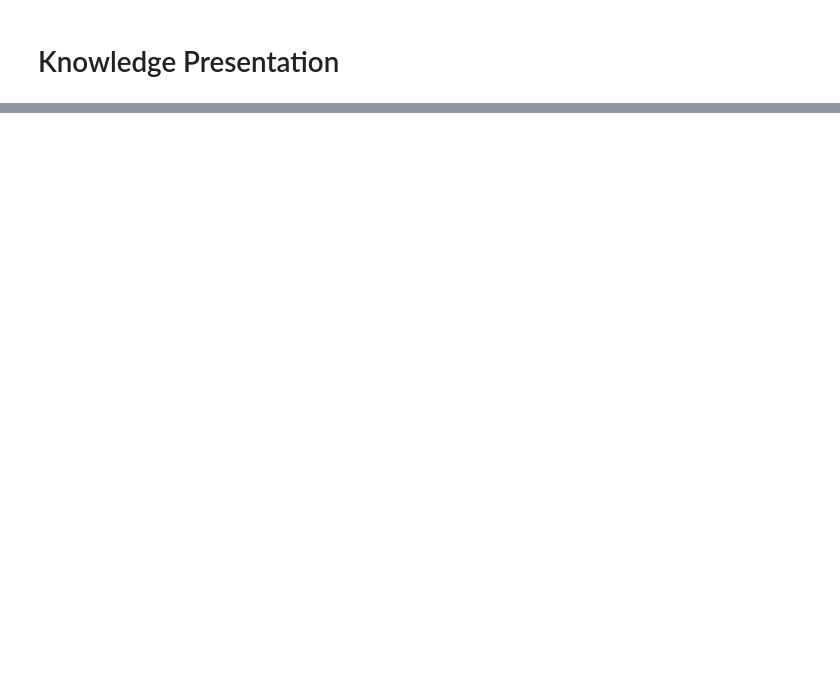
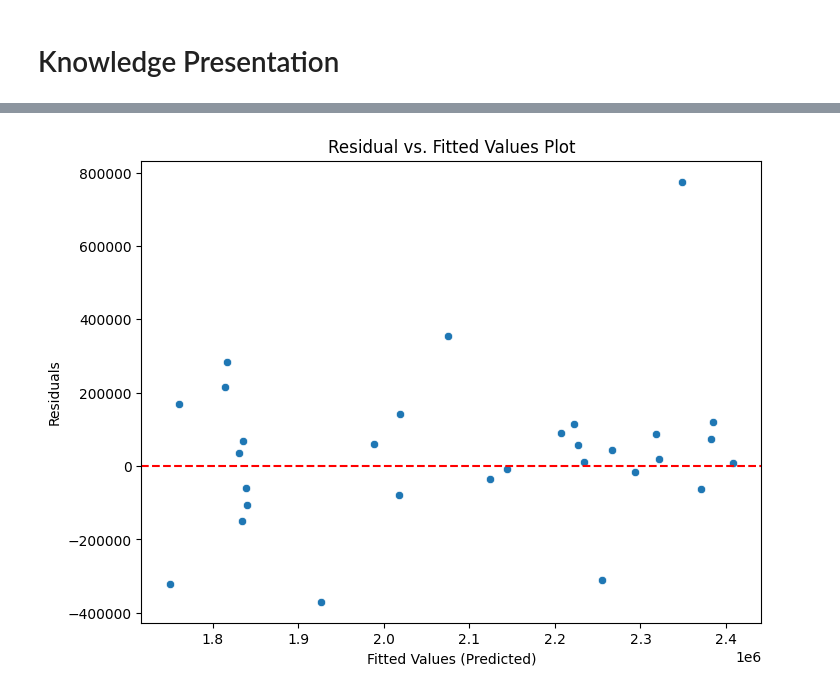
Before and after one commit to adhl-0216/MTU-Data-Analytics-Final-CA, a Jupyter notebook: London Public Transport Analysis.ipynb, the cells around one changed output, grey strips where cells are left out. Drawn from its saved outputs; the diff is of its cells as text; code cells hidden in the pictures; blank space fills up the shorter version.

```diff
--- a/London Public Transport Analysis.ipynb
+++ b/London Public Transport Analysis.ipynb
@@ -391,0 +404,18 @@ Based on the ML models, it can be concluded that
+# %%
+import matplotlib.pyplot as plt
+import seaborn as sns
+
+
+# Calculate residuals
+residuals = y_test - y_pred
+
+# Plot Residual vs. Fitted Values
+plt.figure(figsize=(8, 6))
+sns.scatterplot(x=y_pred, y=residuals)
+plt.axhline(y=0, color='r', linestyle='--')
+plt.xlabel('Fitted Values (Predicted)')
+plt.ylabel('Residuals')
+plt.title('Residual vs. Fitted Values Plot')
+plt.show()
+# %% [output]
+[figure, added]
```
Also changed, not shown: parts of 37 cells of this notebook.
